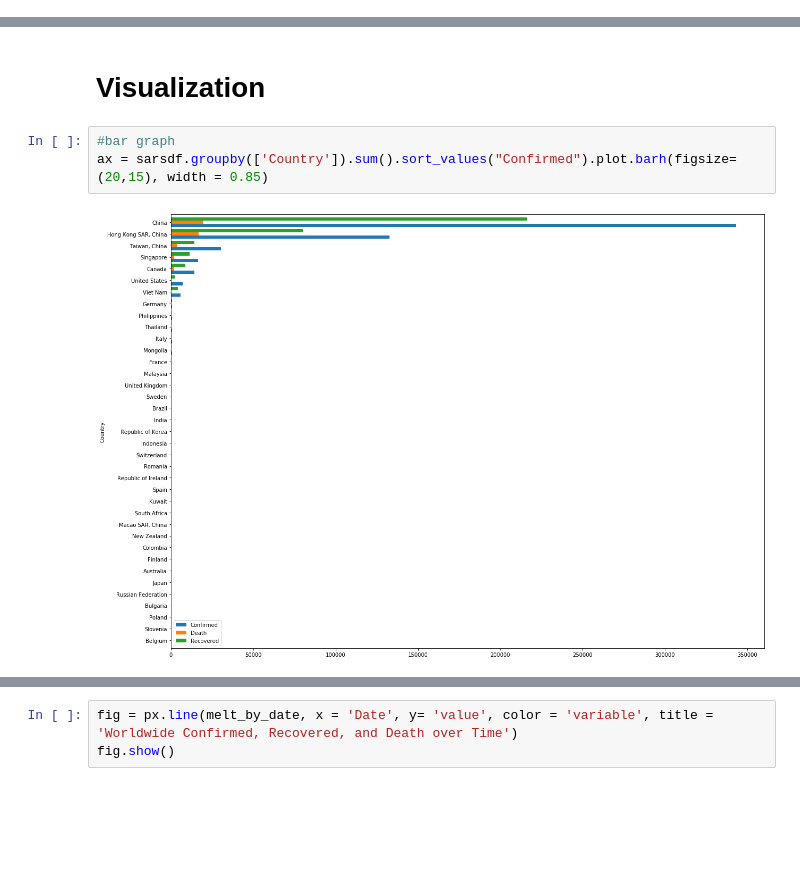
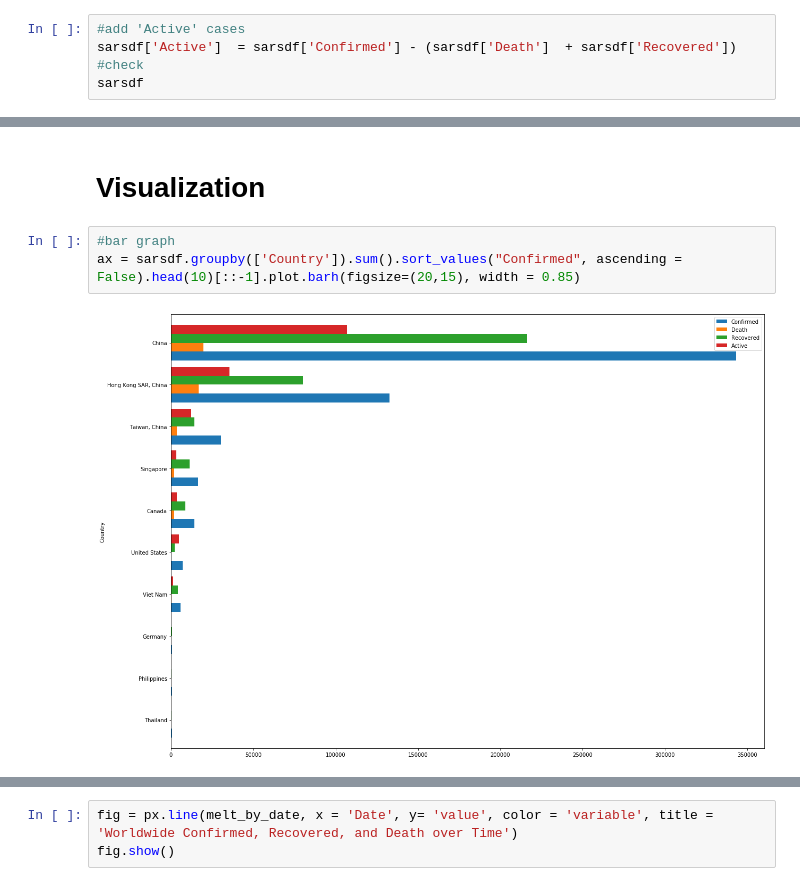
Before and after one commit to bee5633/SARS, a Jupyter notebook: SARS_jupyter.ipynb, the cells around one changed output, grey strips where cells are left out. Saved outputs shown, nothing was run; the diff lists cells and outputs as text; blank space fills up the shorter version.

Commit message:
active added

```diff
--- a/SARS_jupyter.ipynb
+++ b/SARS_jupyter.ipynb
@@ -163,0 +168,5 @@ Index(['Date', 'Country', 'Confirmed', 'Death', 'Recovered'], dtype='object')
+# %%
+#add 'Active' cases
+sarsdf['Active']  = sarsdf['Confirmed'] - (sarsdf['Death']  + sarsdf['Recovered'])
+#check
+sarsdf
@@ -165,7 +188,7 @@ Index(['Date', 'Country', 'Confirmed', 'Death', 'Recovered'], dtype='object')
 <h1> Visualization </h1>
 # %%
 #bar graph
-ax = sarsdf.groupby(['Country']).sum().sort_values("Confirmed").plot.barh(figsize=(20,15), width = 0.85)
+ax = sarsdf.groupby(['Country']).sum().sort_values("Confirmed", ascending = False).head(10)[::-1].plot.barh(figsize=(20,15), width = 0.85)
 # %% [output]
-[figure, old version]
+[figure, new version]
 # %%
```
Also changed, not shown: parts of 9 cells of this notebook.
